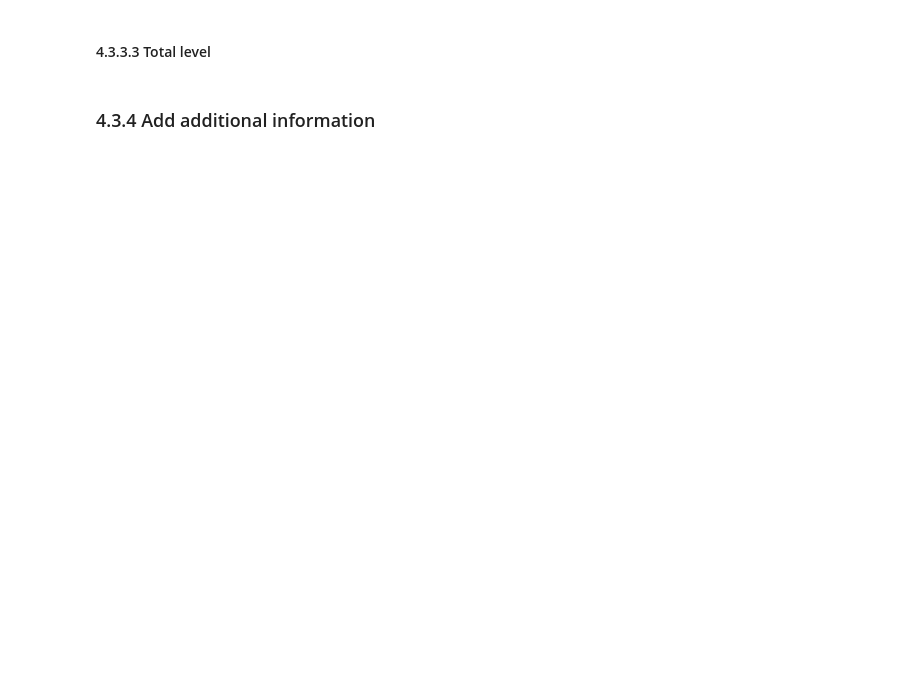
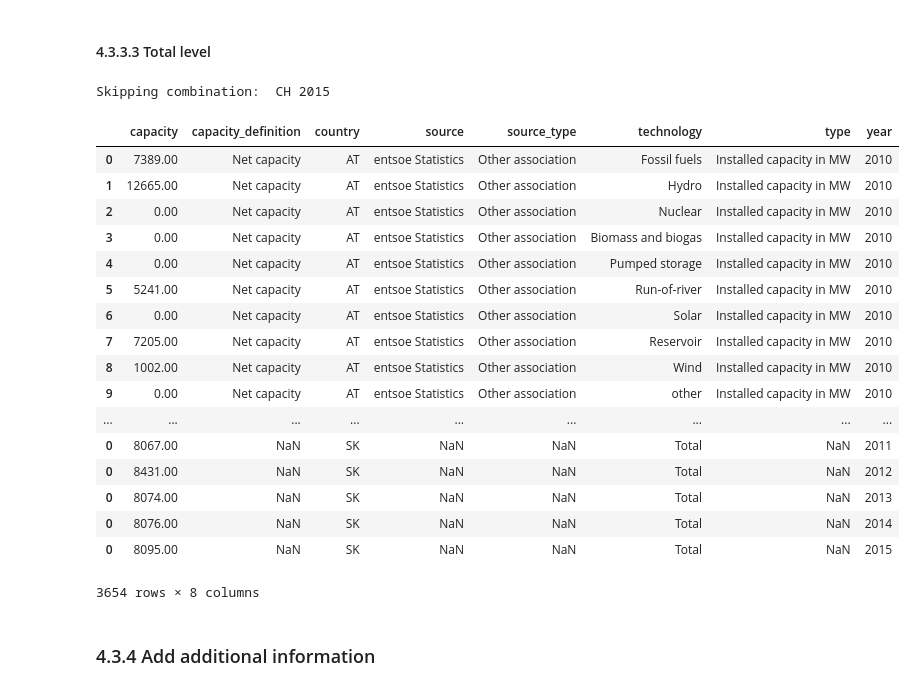
Before and after one commit to Open-Power-System-Data/national_generation_capacity, a Jupyter notebook: processing.ipynb, the cells around one changed output. Cells and saved outputs as stored; diff of their text form; code cells hidden in the pictures; blank space fills up the shorter version.

Commit message:
updated prcessing script to new entsoe file format for years 2010-2015

```diff
--- a/processing.ipynb
+++ b/processing.ipynb
@@ -608,7 +691,7 @@ for country in country_list:
 data_eurostat = data_eurostat[data_eurostat.technology != 'Fossil fuels']
 
 # Append OPSD-conform data to original frame with corrected 'Fossil fuels' value
-data_eurostat = data_eurostat.append(table_to_append)
+data_eurostat = data_eurostat.append(table_to_append, sort=True)
 # %% [markdown]
 #### 4.2.4.2 Fuel type level
 # %%
@@ -644,4 +727,4 @@ for country in country_list:
         table_to_append = table_to_append.append(row_to_append)
 
 # Append to data frame
-data_eurostat = data_eurostat.append(table_to_append)
+data_eurostat = data_eurostat.append(table_to_append, sort=True)
@@ -688,15 +786,15 @@ data_eurostat['type'] = 'Installed capacity in MW'
 # %% [markdown]
 ### 4.3.1 Align table structure to OPSD
 # %%
-data_entsoe = pd.melt(data_entsoe,
-                      id_vars=['country', 'year', 'repr'],
+data_entsoe = pd.melt(data_entsoe_raw,
+                      id_vars=['country', 'year', 'representativity'],
                       var_name='energy_source',
                       value_name='value')
 
+
 data_entsoe = data_entsoe.rename(columns={'energy_source': 'technology',
                                           'value': 'capacity',
-                                          'repr': 'comment'})
-#data_entsoe['comment'] = 'Representativity of total national dataset: ' + data_entsoe['comment'].astype(str)
+                                          'representativity': 'comment'})
 
 data_entsoe['country'] = data_entsoe['country'].replace('NI', 'GB')
 
@@ -715,4 +813,4 @@ data_entsoe['source_type'] = 'Other association'
 data_entsoe['capacity_definition'] = 'Net capacity'
 data_entsoe['type'] = 'Installed capacity in MW'
 
-# data_entsoe.head()
+data_entsoe.head()
@@ -870,32 +1038,58 @@ data_entsoe = data_entsoe.append(table_to_append)
 # %%
 table_to_append = pd.DataFrame(columns=['country', 'year', 'technology', 'capacity'])
 table_to_append['year'] = table_to_append['year'].astype(int)
 table_to_append['capacity'] = table_to_append['capacity'].astype(float)
+
 for country in country_list:
     for year in year_list:
 
-        col_list = ['country', 'year', 'technology', 'capacity']
         data_selected = data_entsoe.loc[(data_entsoe['country'] == country)
                                         & (data_entsoe['year'] == int(year))].copy()
+
         data_selected.loc[data_selected['capacity'].isnull() == True, 'capacity'] = 0
 
-        # Total capacity
-        val_1 = data_selected.loc[data_selected['technology'] == 'Renewable energy sources',
-                                  'capacity'].values[0]
-        val_2 = data_selected.loc[data_selected['technology'] == 'Nuclear',
-                                  'capacity'].values[0]
-        val_3 = data_selected.loc[data_selected['technology'] == 'Fossil fuels',
-                                  'capacity'].values[0]
-        val_4 = data_selected.loc[data_selected['technology'] == 'Other or unspecified energy sources',
-                                  'capacity'].values[0]
-        val = val_1 + val_2 + val_3 + val_4
-        row_to_append = pd.DataFrame([[country,
-                                       int(year),
-                                       'Total',
-                                       val]], columns=col_list)
-        table_to_append = table_to_append.append(row_to_append)
+        if len(data_selected.index) > 0:
 
-data_entsoe = data_entsoe.append(table_to_append)
+
+            # Total capacity
+            val_1 = checkIfEmptyAndSetDefault(data_selected, 'Renewable energy sources')
+            val_2 = checkIfEmptyAndSetDefault(data_selected, 'Nuclear')
+            val_3 = checkIfEmptyAndSetDefault(data_selected, 'Fossil fuels')
+            val_4 = checkIfEmptyAndSetDefault(data_selected, 'Other or unspecified energy sources')
+
+            val = val_1 + val_2 + val_3 + val_4
+            row_to_append = pd.DataFrame([[country,
+                                           int(year),
+                                           'Total',
+                                           val]], columns=col_list)
+            table_to_append = table_to_append.append(row_to_append)
+
+        else:
+            print('Skipping combination: ', country, year)
+
+data_entsoe = data_entsoe.append(table_to_append, sort=True)
+
+data_entsoe.head()
+# %% [output]
+Skipping combination:  CH 2015
+|  | capacity | capacity_definition | country | source | source_type | technology | type | year |
+| 0 | 7389.00 | Net capacity | AT | entsoe Statistics | Other association | Fossil fuels | Installed capacity in MW | 2010 |
+| 1 | 12665.00 | Net capacity | AT | entsoe Statistics | Other association | Hydro | Installed capacity in MW | 2010 |
+| 2 | 0.00 | Net capacity | AT | entsoe Statistics | Other association | Nuclear | Installed capacity in MW | 2010 |
+| 3 | 0.00 | Net capacity | AT | entsoe Statistics | Other association | Biomass and biogas | Installed capacity in MW | 2010 |
+| 4 | 0.00 | Net capacity | AT | entsoe Statistics | Other association | Pumped storage | Installed capacity in MW | 2010 |
+| 5 | 5241.00 | Net capacity | AT | entsoe Statistics | Other association | Run-of-river | Installed capacity in MW | 2010 |
+| 6 | 0.00 | Net capacity | AT | entsoe Statistics | Other association | Solar | Installed capacity in MW | 2010 |
+| 7 | 7205.00 | Net capacity | AT | entsoe Statistics | Other association | Reservoir | Installed capacity in MW | 2010 |
+| 8 | 1002.00 | Net capacity | AT | entsoe Statistics | Other association | Wind | Installed capacity in MW | 2010 |
+| 9 | 0.00 | Net capacity | AT | entsoe Statistics | Other association | other | Installed capacity in MW | 2010 |
+| ... | ... | ... | ... | ... | ... | ... | ... | ... |
+| 0 | 8067.00 | NaN | SK | NaN | NaN | Total | NaN | 2011 |
+| 0 | 8431.00 | NaN | SK | NaN | NaN | Total | NaN | 2012 |
+| 0 | 8074.00 | NaN | SK | NaN | NaN | Total | NaN | 2013 |
+| 0 | 8076.00 | NaN | SK | NaN | NaN | Total | NaN | 2014 |
+| 0 | 8095.00 | NaN | SK | NaN | NaN | Total | NaN | 2015 |
+3654 rows × 8 columns
 # %% [markdown]
 ### 4.3.4 Add additional information
 # %%
```
Also changed, not shown: parts of 22 cells of this notebook.
